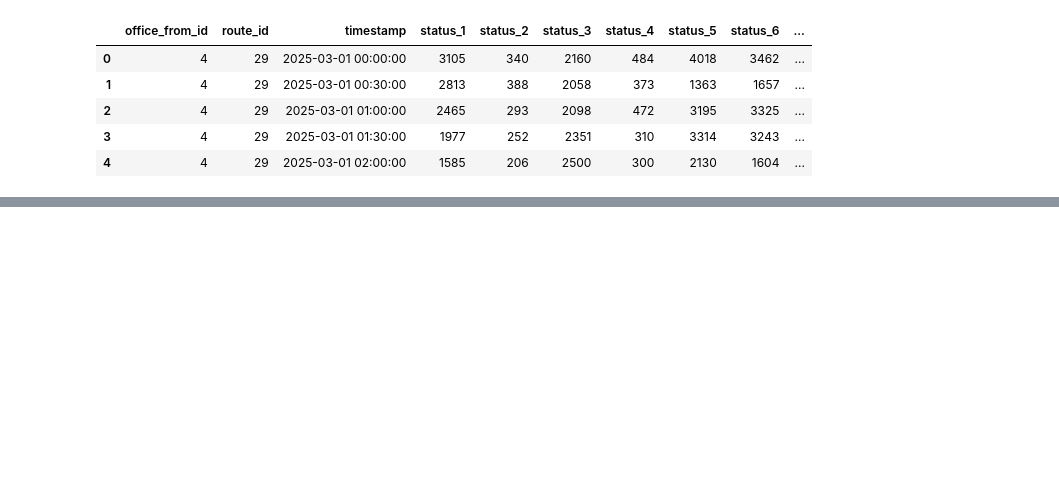
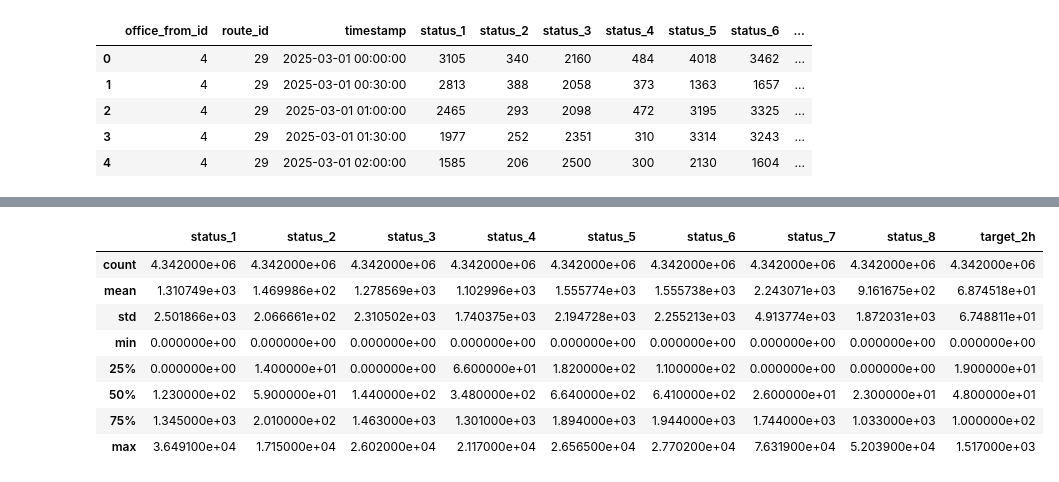
Before and after one commit to Makiavelly/Warehouse-logistics-automation-RWB, a Jupyter notebook: WarehouseLogisticsAutomation.ipynb, the cells around one changed output, grey strips where cells are left out. Cells and saved outputs as stored; diff of their text form; code cells hidden in the pictures; blank space fills up the shorter version.

```diff
--- a/WarehouseLogisticsAutomation.ipynb
+++ b/WarehouseLogisticsAutomation.ipynb
@@ -13,0 +77,15 @@ df.head()
+# %%
+variable_features = df.columns[3:]
+# %%
+
+df[variable_features].describe()
+# %% [output]
+|  | status_1 | status_2 | status_3 | status_4 | status_5 | status_6 | status_7 | status_8 | target_2h |
+| count | 4.342000e+06 | 4.342000e+06 | 4.342000e+06 | 4.342000e+06 | 4.342000e+06 | 4.342000e+06 | 4.342000e+06 | 4.342000e+06 | 4.342000e+06 |
+| mean | 1.310749e+03 | 1.469986e+02 | 1.278569e+03 | 1.102996e+03 | 1.555774e+03 | 1.555738e+03 | 2.243071e+03 | 9.161675e+02 | 6.874518e+01 |
+| std | 2.501866e+03 | 2.066661e+02 | 2.310502e+03 | 1.740375e+03 | 2.194728e+03 | 2.255213e+03 | 4.913774e+03 | 1.872031e+03 | 6.748811e+01 |
+| min | 0.000000e+00 | 0.000000e+00 | 0.000000e+00 | 0.000000e+00 | 0.000000e+00 | 0.000000e+00 | 0.000000e+00 | 0.000000e+00 | 0.000000e+00 |
+| 25% | 0.000000e+00 | 1.400000e+01 | 0.000000e+00 | 6.600000e+01 | 1.820000e+02 | 1.100000e+02 | 0.000000e+00 | 0.000000e+00 | 1.900000e+01 |
+| 50% | 1.230000e+02 | 5.900000e+01 | 1.440000e+02 | 3.480000e+02 | 6.640000e+02 | 6.410000e+02 | 2.600000e+01 | 2.300000e+01 | 4.800000e+01 |
+| 75% | 1.345000e+03 | 2.010000e+02 | 1.463000e+03 | 1.301000e+03 | 1.894000e+03 | 1.944000e+03 | 1.744000e+03 | 1.033000e+03 | 1.000000e+02 |
+| max | 3.649100e+04 | 1.715000e+04 | 2.602000e+04 | 2.117000e+04 | 2.656500e+04 | 2.770200e+04 | 7.631900e+04 | 5.203900e+04 | 1.517000e+03 |
```
Also changed, not shown: parts of 8 cells of this notebook.
